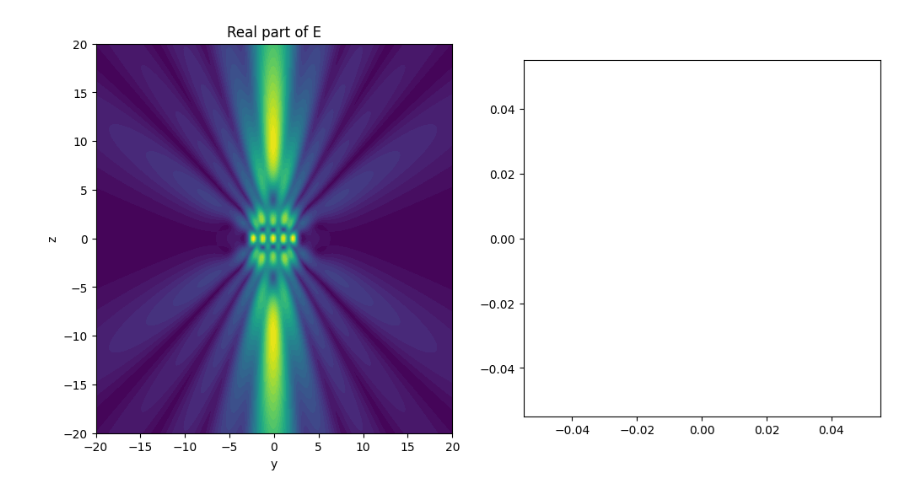
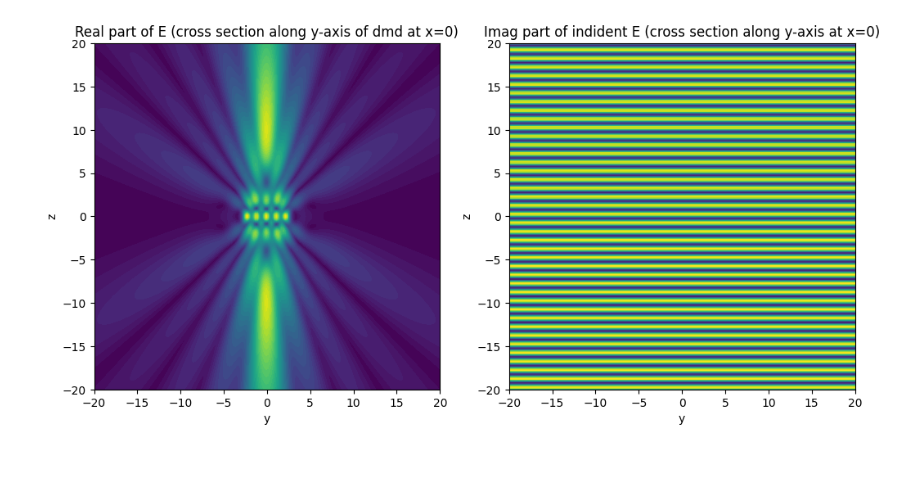
Before and after one commit to simon-fredrich/dmd_simulator, a Jupyter notebook: src/point_sources_dmd.ipynb, the cells around one changed output. Saved outputs shown, nothing was run; the diff lists cells and outputs as text; code cells hidden in the pictures; blank space fills up the shorter version.

Commit message:
add plot of imaginary part of incident field

```diff
--- a/src/point_sources_dmd.ipynb
+++ b/src/point_sources_dmd.ipynb
@@ -21,6 +22,11 @@ wave_vector = k * \
         np.sin(theta_rad)*np.sin(phi_rad),
         np.cos(theta_rad)])
 
+E_incident = np.exp(1j * k * \
+    (SX*np.sin(theta_rad)*np.cos(phi_rad) +
+     SY*np.sin(theta_rad)*np.sin(phi_rad) +
+     SZ*np.cos(theta_rad)))
+
 # defining mirrors
 nr_mirrors_x = 5  # number of mirrors in x-direction
 nr_mirrors_y = 5  # number of mirrors in y-direction
@@ -30,8 +36,8 @@ tilt_angle_deg = 0  # tilt angle of mirror along diagonal in degree
 tilt_angle_rad = np.deg2rad(tilt_angle_deg)  # tilt angle of mirror along diagonal in radiants
 
 # defining sources
-nr_sources_x = 10  # number of point sources per mirror in x-direction
-nr_sources_y = 10  # number of point sources per mirror in y-direction
+nr_sources_x = 20  # number of point sources per mirror in x-direction
+nr_sources_y = 20  # number of point sources per mirror in y-direction
 
 # defining mirrors
 dmd_width = (mirror_size + mirror_gap) * nr_mirrors_x
@@ -70,17 +76,21 @@ for mi in range(nr_mirrors_x):
 # %%
 plt.figure(figsize=(12, 6))
 
 plt.subplot(1, 2, 1)
 plt.contourf(SY, SZ, (np.abs(E_total_side)), levels=50, cmap='viridis')
-plt.title('Real part of E (cross section of dmd)')
+plt.title('Real part of E (cross section along y-axis of dmd at x=0)')
 plt.xlabel('y')
 plt.ylabel('z')
+plt.axis('square')
 
 plt.subplot(1, 2, 2)
+plt.contourf(SY, SZ, (np.imag(E_incident)), levels=50, cmap='viridis')
+plt.title('Imag part of incident E (cross section along y-axis at x=0)')
+plt.xlabel('y')
+plt.ylabel('z')
+plt.axis('square')
 
 
-
-plt.axis('square')
 plt.show()
 # %% [output]
-[figure, old version]
+[figure, new version]
```
Also changed, not shown: parts of 2 cells of this notebook.
